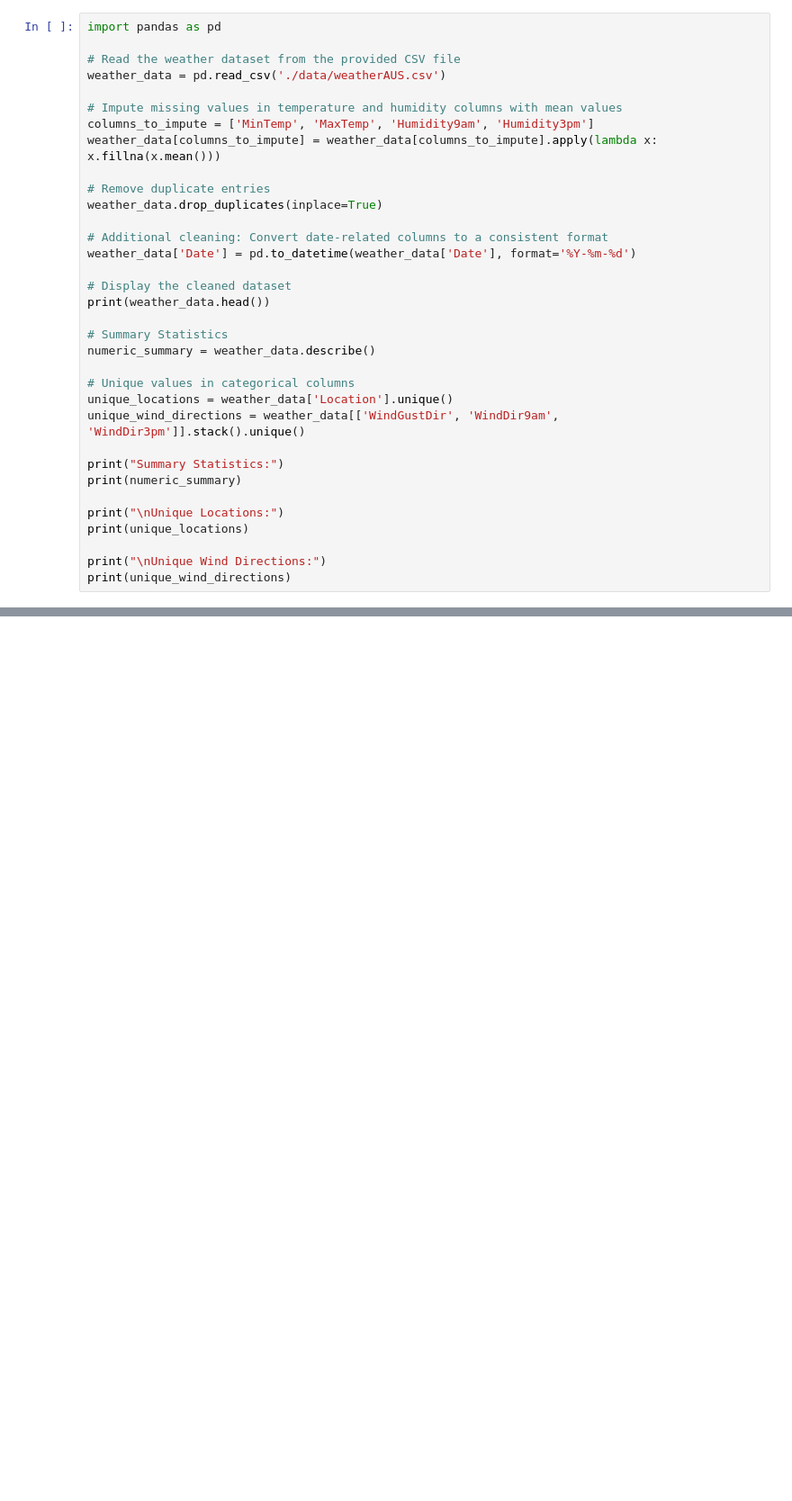
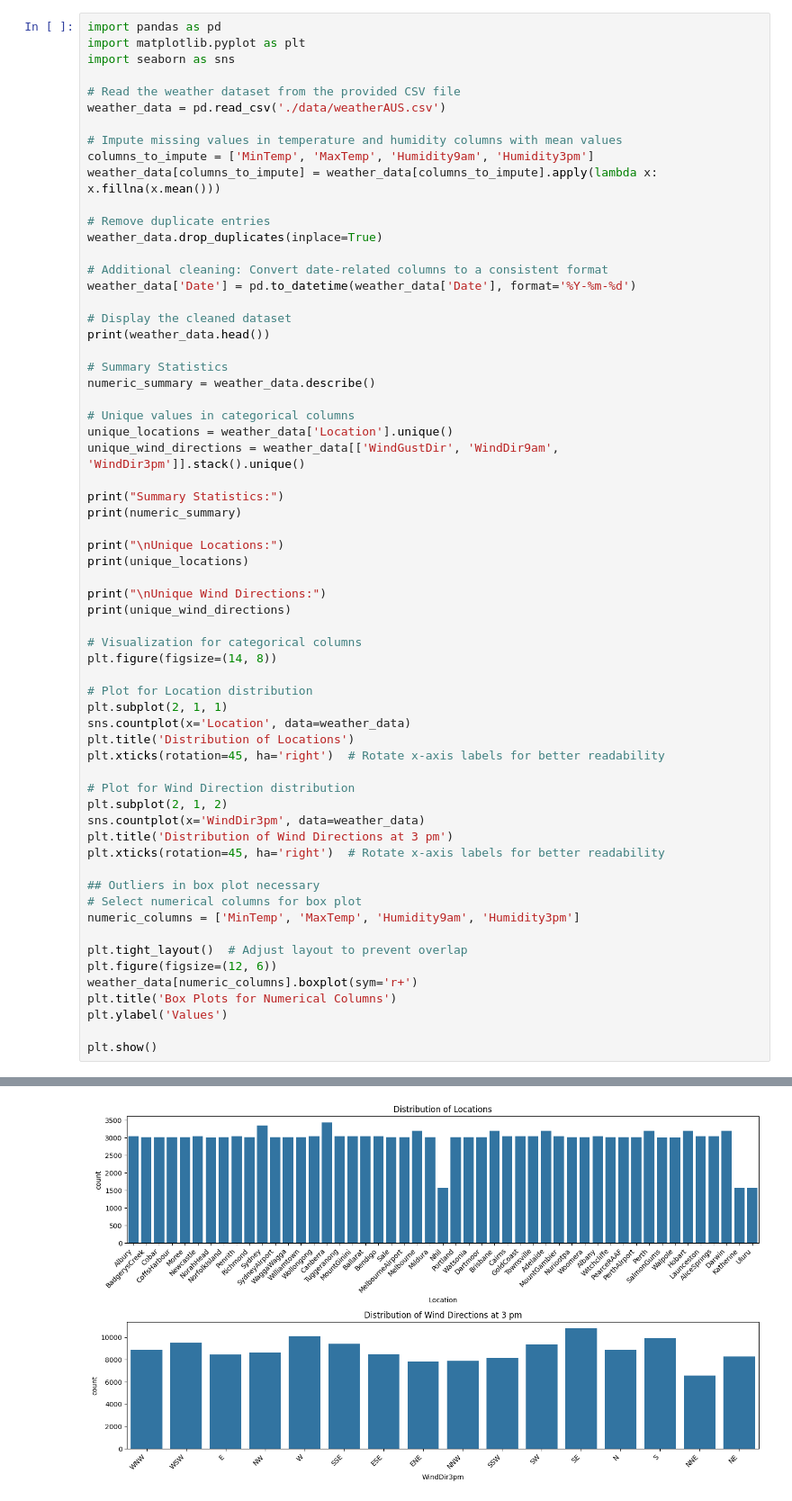
Before and after one commit to Dev00kushal/Student-Performance-Data, a Jupyter notebook: WeatherData.ipynb, the cells around one changed output, grey strips where cells are left out. Shown at 90% size. Cells and saved outputs as stored; diff of their text form; blank space fills up the shorter version.

Commit message:
added outliers and some data description

```diff
--- a/WeatherData.ipynb
+++ b/WeatherData.ipynb
@@ -34,5 +53,7 @@ max        9.000000      9.000000      40.200000      46.70000
 # %%
 import pandas as pd
+import matplotlib.pyplot as plt
+import seaborn as sns
 
 # Read the weather dataset from the provided CSV file
 weather_data = pd.read_csv('./data/weatherAUS.csv')
@@ -56,30 +77,58 @@ numeric_summary = weather_data.describe()
 # Unique values in categorical columns
 unique_locations = weather_data['Location'].unique()
 unique_wind_directions = weather_data[['WindGustDir', 'WindDir9am', 'WindDir3pm']].stack().unique()
 
 print("Summary Statistics:")
 print(numeric_summary)
 
 print("\nUnique Locations:")
 print(unique_locations)
 
 print("\nUnique Wind Directions:")
 print(unique_wind_directions)
+
+# Visualization for categorical columns
+plt.figure(figsize=(14, 8))
+
+# Plot for Location distribution
+plt.subplot(2, 1, 1)
+sns.countplot(x='Location', data=weather_data)
+plt.title('Distribution of Locations')
+plt.xticks(rotation=45, ha='right')  # Rotate x-axis labels for better readability
+
+# Plot for Wind Direction distribution
+plt.subplot(2, 1, 2)
+sns.countplot(x='WindDir3pm', data=weather_data)
+plt.title('Distribution of Wind Directions at 3 pm')
+plt.xticks(rotation=45, ha='right')  # Rotate x-axis labels for better readability
+
+## Outliers in box plot necessary
+# Select numerical columns for box plot
+numeric_columns = ['MinTemp', 'MaxTemp', 'Humidity9am', 'Humidity3pm']
+
+plt.tight_layout()  # Adjust layout to prevent overlap
+plt.figure(figsize=(12, 6))
+weather_data[numeric_columns].boxplot(sym='r+')
+plt.title('Box Plots for Numerical Columns')
+plt.ylabel('Values')
+
+plt.show()
 # %% [output]
         Date Location  MinTemp  MaxTemp  Rainfall  Evaporation  Sunshine  \
 0 2008-12-01   Albury     13.4     22.9       0.6          NaN       NaN
 1 2008-12-02   Albury      7.4     25.1       0.0          NaN       NaN
 2 2008-12-03   Albury     12.9     25.7       0.0          NaN       NaN
 3 2008-12-04   Albury      9.2     28.0       0.0          NaN       NaN
 4 2008-12-05   Albury     17.5     32.3       1.0          NaN       NaN
 
   WindGustDir  WindGustSpeed WindDir9am  ... Humidity9am  Humidity3pm  \
 0           W           44.0          W  ...        71.0         22.0
 1         WNW           44.0        NNW  ...        44.0         25.0
 2         WSW           46.0          W  ...        38.0         30.0
 3          NE           24.0         SE  ...        45.0         16.0
 ... (78 lines left out)
 
 Unique Wind Directions:
 ['W' 'WNW' 'NNW' 'WSW' 'NE' 'SE' 'E' 'ENE' 'NW' 'SW' 'SSE' 'S' 'N' 'ESE'
  'NNE' 'SSW']
+[figure, added]
```
Also changed, not shown: parts of 8 cells of this notebook.
